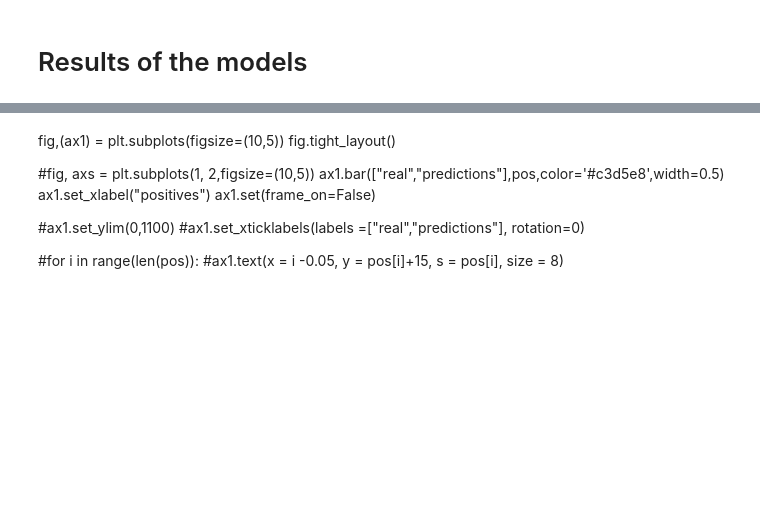
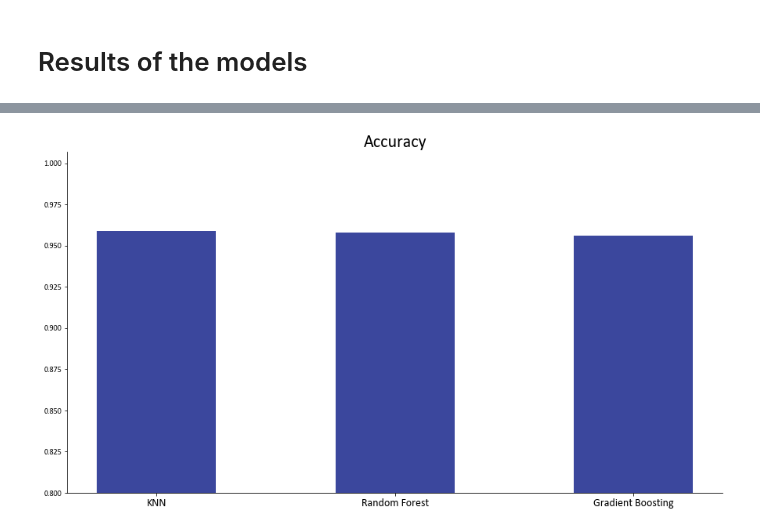
Before and after one commit to Nicolas-Thomazo/classification_image, a Jupyter notebook: exploration.ipynb, the cells around one changed output, grey strips where cells are left out. Saved outputs shown, nothing was run; the diff lists cells and outputs as text; code cells hidden in the pictures; blank space fills up the shorter version.

```diff
--- a/exploration.ipynb
+++ b/exploration.ipynb
@@ -381,14 +294,0 @@ algo_used
-# %% [markdown]
-fig,(ax1) = plt.subplots(figsize=(10,5))
-fig.tight_layout()
-
-#fig, axs = plt.subplots(1, 2,figsize=(10,5))
-ax1.bar(["real","predictions"],pos,color='#c3d5e8',width=0.5)
-ax1.set_xlabel("positives")
-ax1.set(frame_on=False)
-
-#ax1.set_ylim(0,1100)
-#ax1.set_xticklabels(labels =["real","predictions"], rotation=0)
-
-#for i in range(len(pos)):
-  #ax1.text(x = i -0.05, y = pos[i]+15, s = pos[i], size = 8)
@@ -398,2 +309,15 @@ fig.show()
+# %%
+fig, ax = plt.subplots(1,figsize=(15,8))
+ax.bar(df["Models"], df["F1 score"],width=0.5, color='#3B479D')
+ax.spines['right'].set_visible(False)
+ax.spines['top'].set_visible(False)
+
+ax.set_title('Accuracy',fontsize = 22,fontname="Calibri")
+ax.set_ylim(ymin=0.8)
+plt.xticks(fontsize=14,fontname="Calibri")
+plt.yticks(fontsize=10,fontname="Calibri")
+fig.show()
+# %% [output]
+[figure, added]
 # %%
 line_plot(algo_used,list_scores,"F1 score")
```
Also changed, not shown: parts of 52 cells of this notebook, 51 other files.
